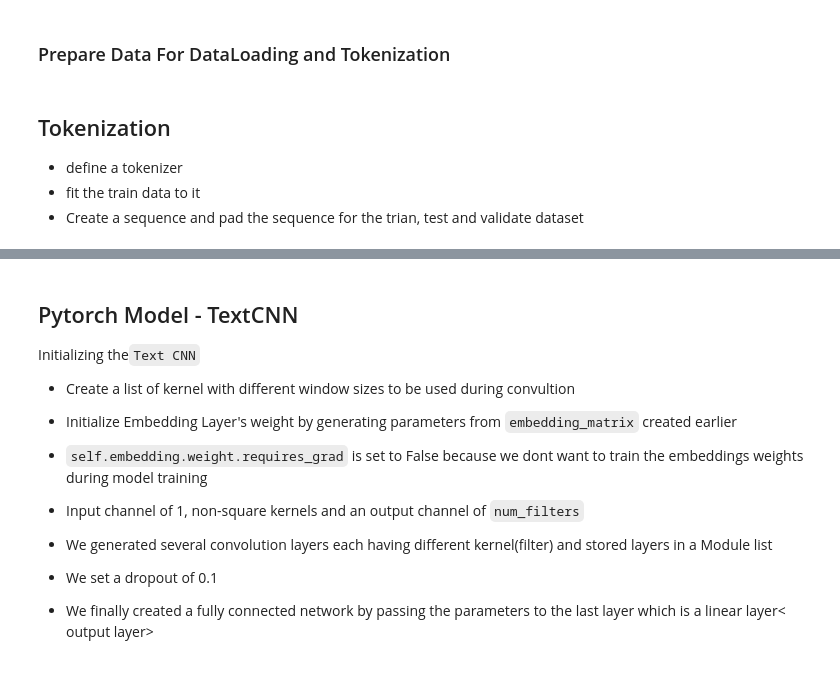
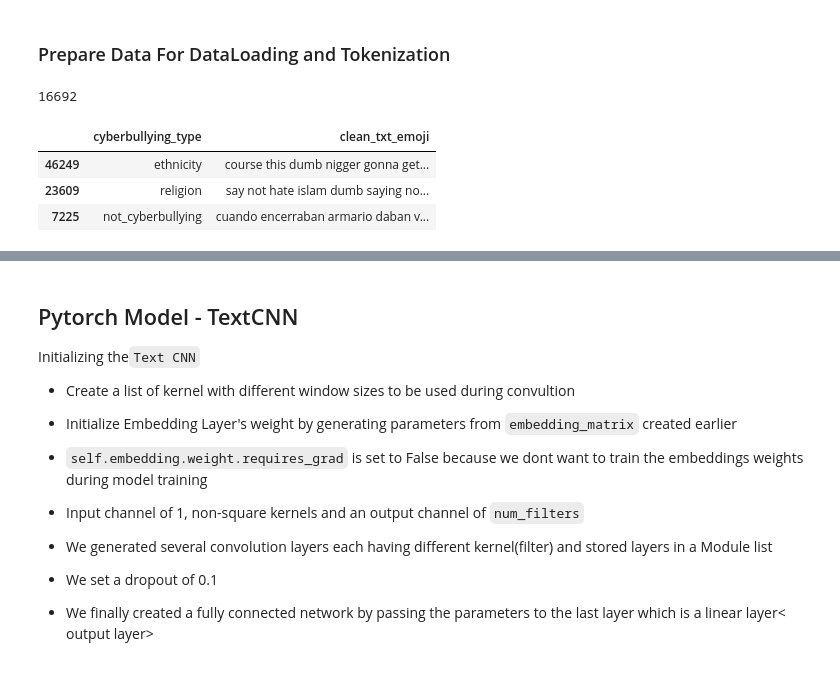
Before and after one commit to thayeylolu/cyberbullying, a Jupyter notebook: notebooks/the_multiclass_text_classification_pytorch.ipynb, the cells around one changed output, grey strips where cells are left out. Saved outputs shown, nothing was run; the diff lists cells and outputs as text; code cells hidden in the pictures.

```diff
--- a/notebooks/the_multiclass_text_classification_pytorch.ipynb
+++ b/notebooks/the_multiclass_text_classification_pytorch.ipynb
@@ -121,12 +118,17 @@ SEED = 3040
 debug = 0
 # %%
 max_features = math.trunc(max_features)
-# %% [markdown]
-## Tokenization
-
-- define a tokenizer
-- fit the train data to it
-- Create a sequence and pad the sequence for the trian, test and validate dataset
+# %%
+max_features
+# %% [output]
+16692
+# %%
+df.sample(3)
+# %% [output]
+|  | cyberbullying_type | clean_txt_emoji |
+| 46249 | ethnicity | course this dumb nigger gonna get... |
+| 23609 | religion | say not hate islam dumb saying no... |
+| 7225 | not_cyberbullying | cuando encerraban armario daban v... |
 # %%
 ## Tokenize the sentences
 tokenizer = Tokenizer(num_words=max_features)
```
Also changed, not shown: parts of 48 cells of this notebook.
